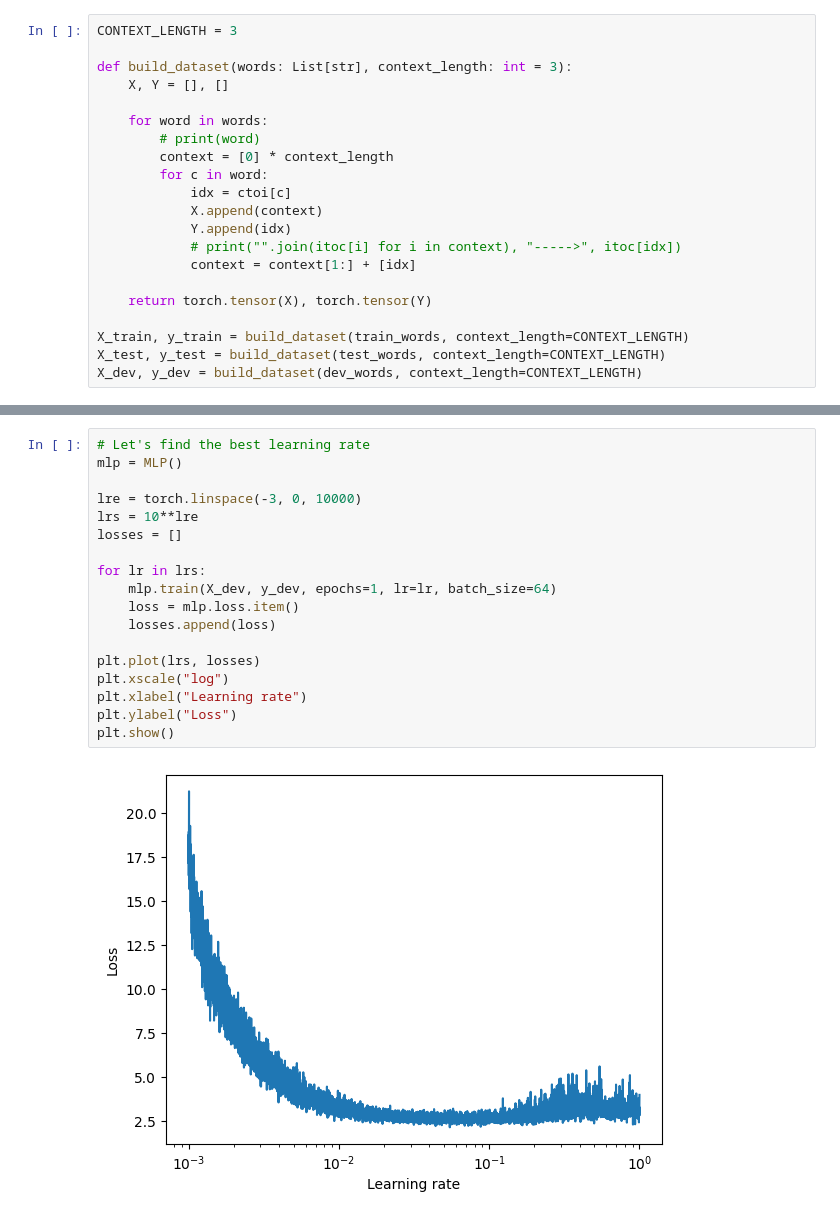
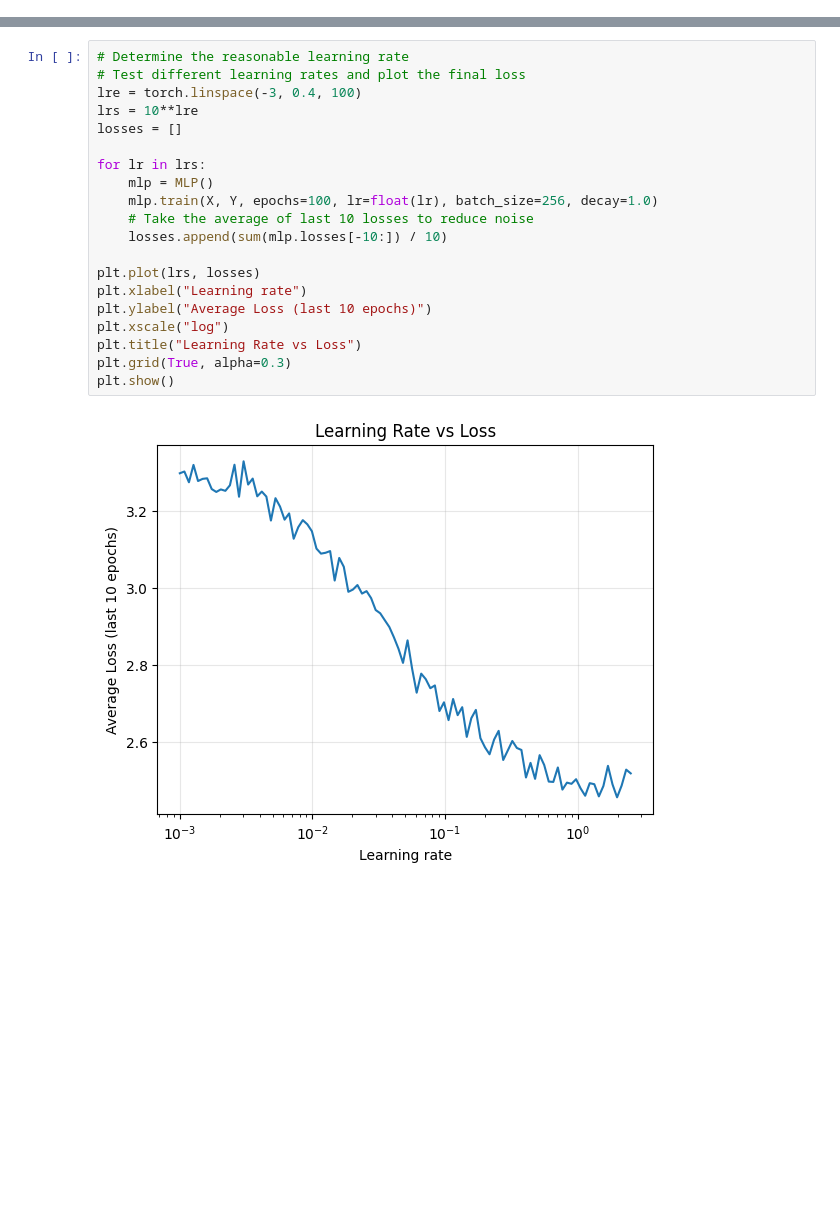
Before and after one commit to igorjakus/learn-nn, a Jupyter notebook: mlp/homework.ipynb, the cells around one changed output, grey strips where cells are left out. Drawn from its saved outputs; the diff is of its cells as text; blank space fills up the shorter version.

```diff
--- a/mlp/homework.ipynb
+++ b/mlp/homework.ipynb
@@ -29,21 +25,0 @@ dev_words = words[int(0.9*n):]
-# %%
-CONTEXT_LENGTH = 3
-
-def build_dataset(words: List[str], context_length: int = 3):
-    X, Y = [], []
-
-    for word in words:
-        # print(word)
-        context = [0] * context_length
-        for c in word:
-            idx = ctoi[c]
-            X.append(context)
-            Y.append(idx)
-            # print("".join(itoc[i] for i in context), "----->", itoc[idx])
-            context = context[1:] + [idx]
-
-    return torch.tensor(X), torch.tensor(Y)
-
-X_train, y_train = build_dataset(train_words, context_length=CONTEXT_LENGTH)
-X_test, y_test = build_dataset(test_words, context_length=CONTEXT_LENGTH)
-X_dev, y_dev = build_dataset(dev_words, context_length=CONTEXT_LENGTH)
@@ -126,20 +121,22 @@ mlp.evaluate(X_test, y_test)
 # %%
-# Let's find the best learning rate
-mlp = MLP()
-
-lre = torch.linspace(-3, 0, 10000)
+# Determine the reasonable learning rate
+# Test different learning rates and plot the final loss
+lre = torch.linspace(-3, 0.4, 100)
 lrs = 10**lre
 losses = []
 
 for lr in lrs:
-    mlp.train(X_dev, y_dev, epochs=1, lr=lr, batch_size=64)
-    loss = mlp.loss.item()
-    losses.append(loss)
+    mlp = MLP()
+    mlp.train(X, Y, epochs=100, lr=float(lr), batch_size=256, decay=1.0)
+    # Take the average of last 10 losses to reduce noise
+    losses.append(sum(mlp.losses[-10:]) / 10)
 
 plt.plot(lrs, losses)
+plt.xlabel("Learning rate")
+plt.ylabel("Average Loss (last 10 epochs)")
 plt.xscale("log")
-plt.xlabel("Learning rate")
-plt.ylabel("Loss")
+plt.title("Learning Rate vs Loss")
+plt.grid(True, alpha=0.3)
 plt.show()
 # %% [output]
-[figure, old version]
+[figure, new version]
```
Also changed, not shown: parts of 17 cells of this notebook, 3 other files.
